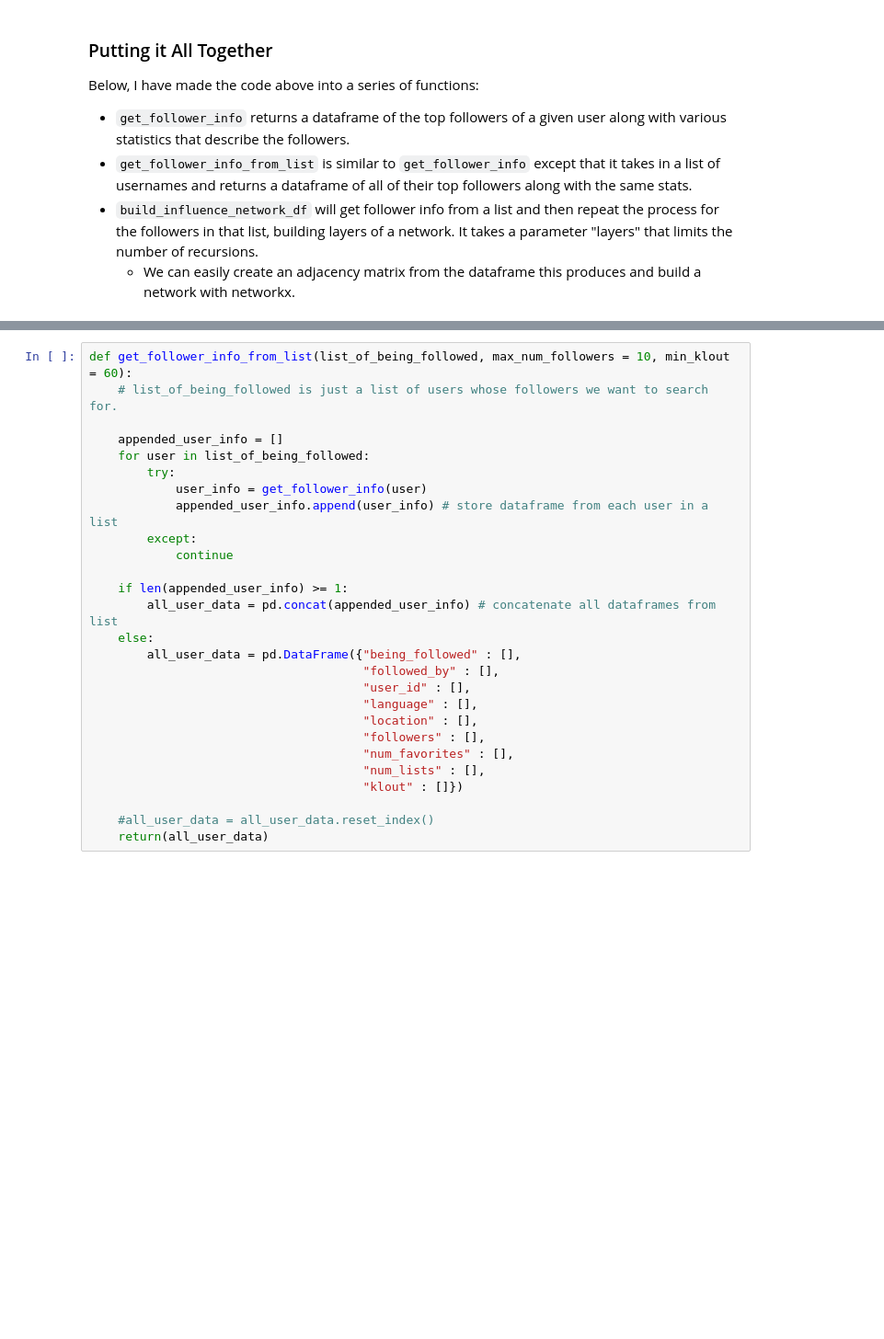
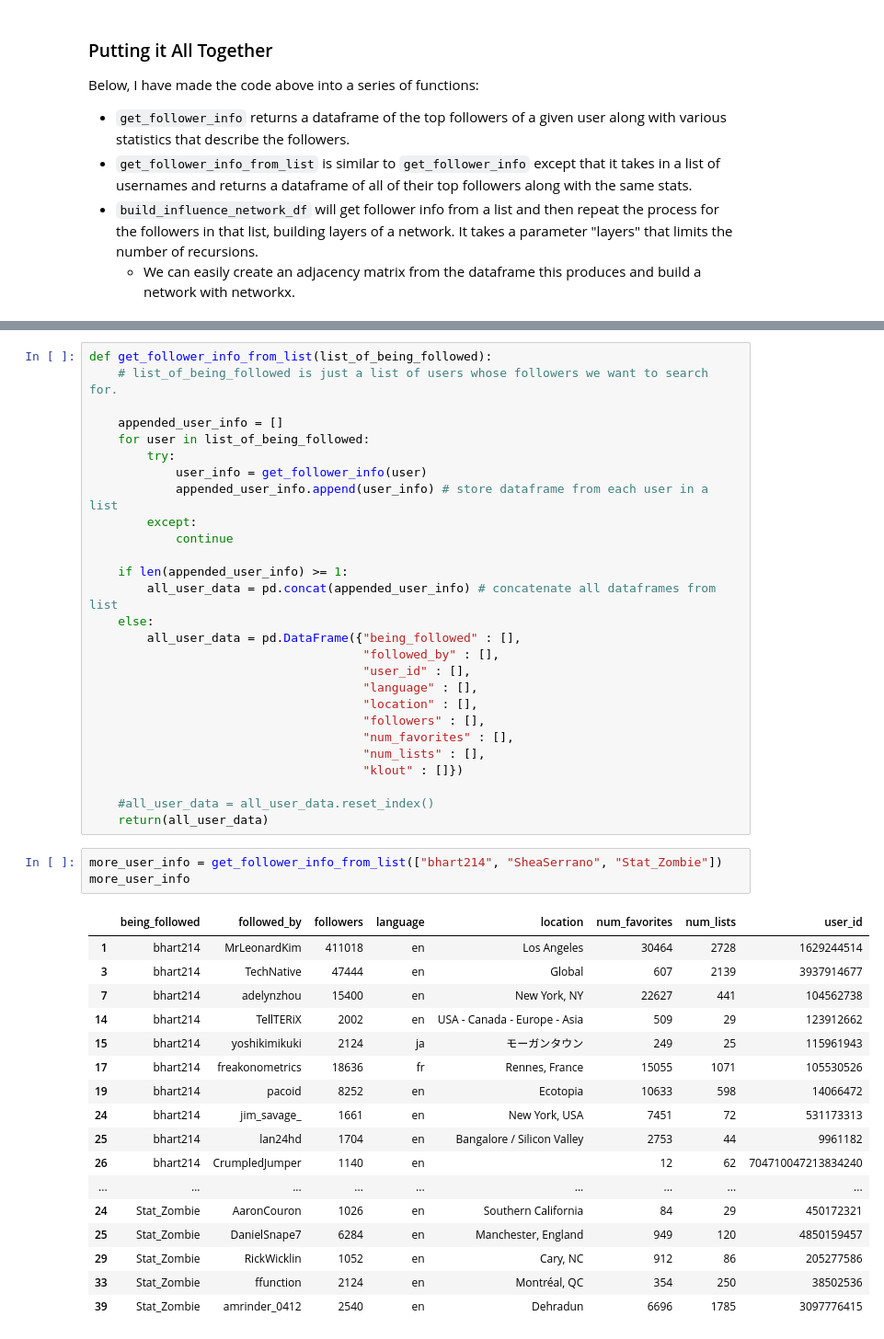
Before and after one commit to jrs33/Converse_Product_Launch, a Jupyter notebook: chuck_ii.ipynb, the cells around one changed output, grey strips where cells are left out. Shown: that part at 92% size. Drawn from its saved outputs; the diff is of its cells as text; blank space fills up the shorter version.

```diff
--- a/chuck_ii.ipynb
+++ b/chuck_ii.ipynb
@@ -418,5 +442,5 @@ def get_follower_info(twitter_username, max_num_followers = 10, min_klout = 60):
 # %%
-def get_follower_info_from_list(list_of_being_followed, max_num_followers = 10, min_klout = 60):
+def get_follower_info_from_list(list_of_being_followed):
     # list_of_being_followed is just a list of users whose followers we want to search for.
 
     appended_user_info = []
@@ -442,6 +466,27 @@ def get_follower_info_from_list(list_of_being_followed, max_num_followers = 10,
 
     #all_user_data = all_user_data.reset_index()
     return(all_user_data)
+# %%
+more_user_info = get_follower_info_from_list(["bhart214", "SheaSerrano", "Stat_Zombie"])
+more_user_info
+# %% [output]
+|  | being_followed | followed_by | followers | language | location | num_favorites | num_lists | user_id |
+| 1 | bhart214 | MrLeonardKim | 411018 | en | Los Angeles | 30464 | 2728 | 1629244514 |
+| 3 | bhart214 | TechNative | 47444 | en | Global | 607 | 2139 | 3937914677 |
+| 7 | bhart214 | adelynzhou | 15400 | en | New York, NY | 22627 | 441 | 104562738 |
+| 14 | bhart214 | TellTERiX | 2002 | en | USA - Canada - Europe - Asia | 509 | 29 | 123912662 |
+| 15 | bhart214 | yoshikimikuki | 2124 | ja | モーガンタウン | 249 | 25 | 115961943 |
+| 17 | bhart214 | freakonometrics | 18636 | fr | Rennes, France | 15055 | 1071 | 105530526 |
+| 19 | bhart214 | pacoid | 8252 | en | Ecotopia | 10633 | 598 | 14066472 |
+| 24 | bhart214 | jim_savage_ | 1661 | en | New York, USA | 7451 | 72 | 531173313 |
+| 25 | bhart214 | lan24hd | 1704 | en | Bangalore / Silicon Valley | 2753 | 44 | 9961182 |
+| 26 | bhart214 | CrumpledJumper | 1140 | en |  | 12 | 62 | 704710047213834240 |
+| ... | ... | ... | ... | ... | ... | ... | ... | ... |
+| 24 | Stat_Zombie | AaronCouron | 1026 | en | Southern California | 84 | 29 | 450172321 |
+| 25 | Stat_Zombie | DanielSnape7 | 6284 | en | Manchester, England | 949 | 120 | 4850159457 |
+| 29 | Stat_Zombie | RickWicklin | 1052 | en | Cary, NC | 912 | 86 | 205277586 |
+| 33 | Stat_Zombie | ffunction | 2124 | en | Montréal, QC | 354 | 250 | 38502536 |
+| 39 | Stat_Zombie | amrinder_0412 | 2540 | en | Dehradun | 6696 | 1785 | 3097776415 |
 # %%
 # Continue the process recursively spreading out from the original list
 # find influential followers of "starters", then find influential followers of their followers, and so on...
```
Also changed, not shown: parts of 15 cells of this notebook.
